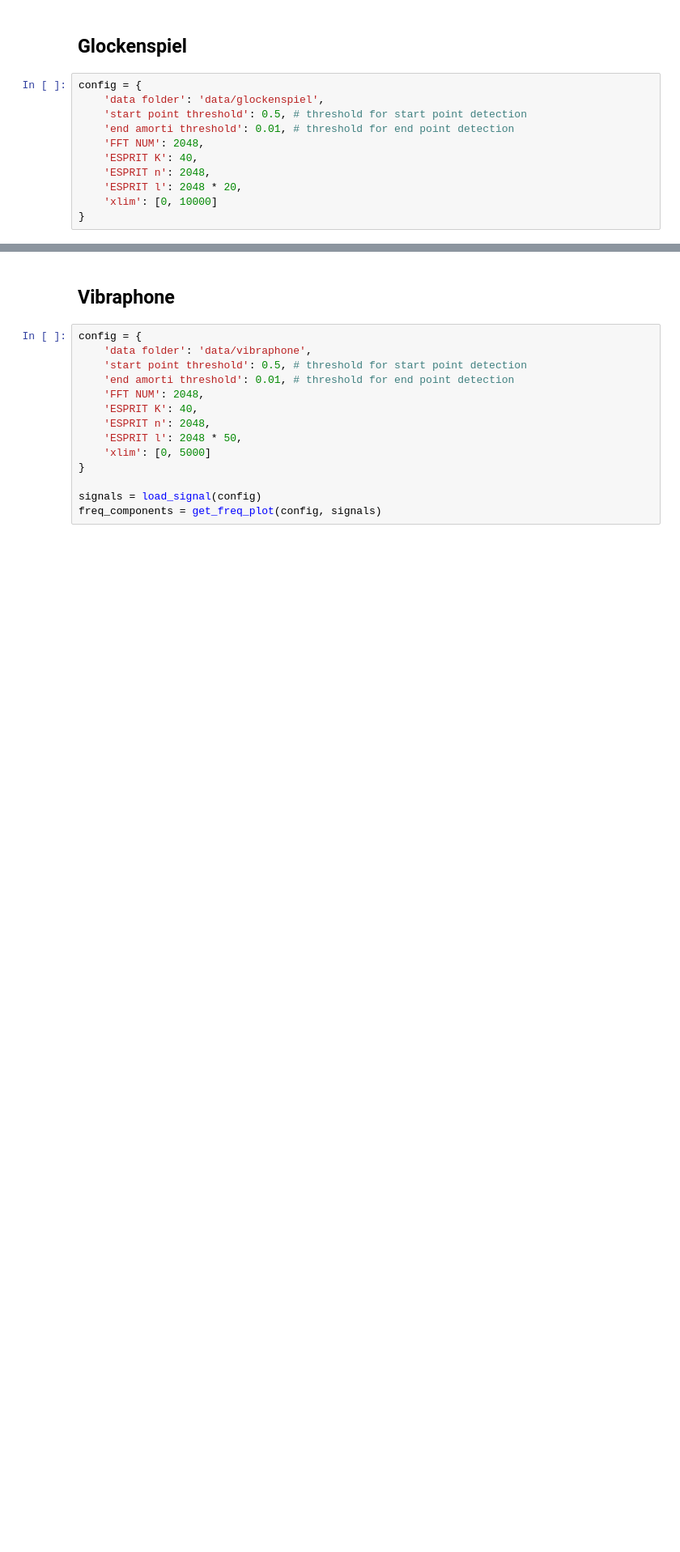
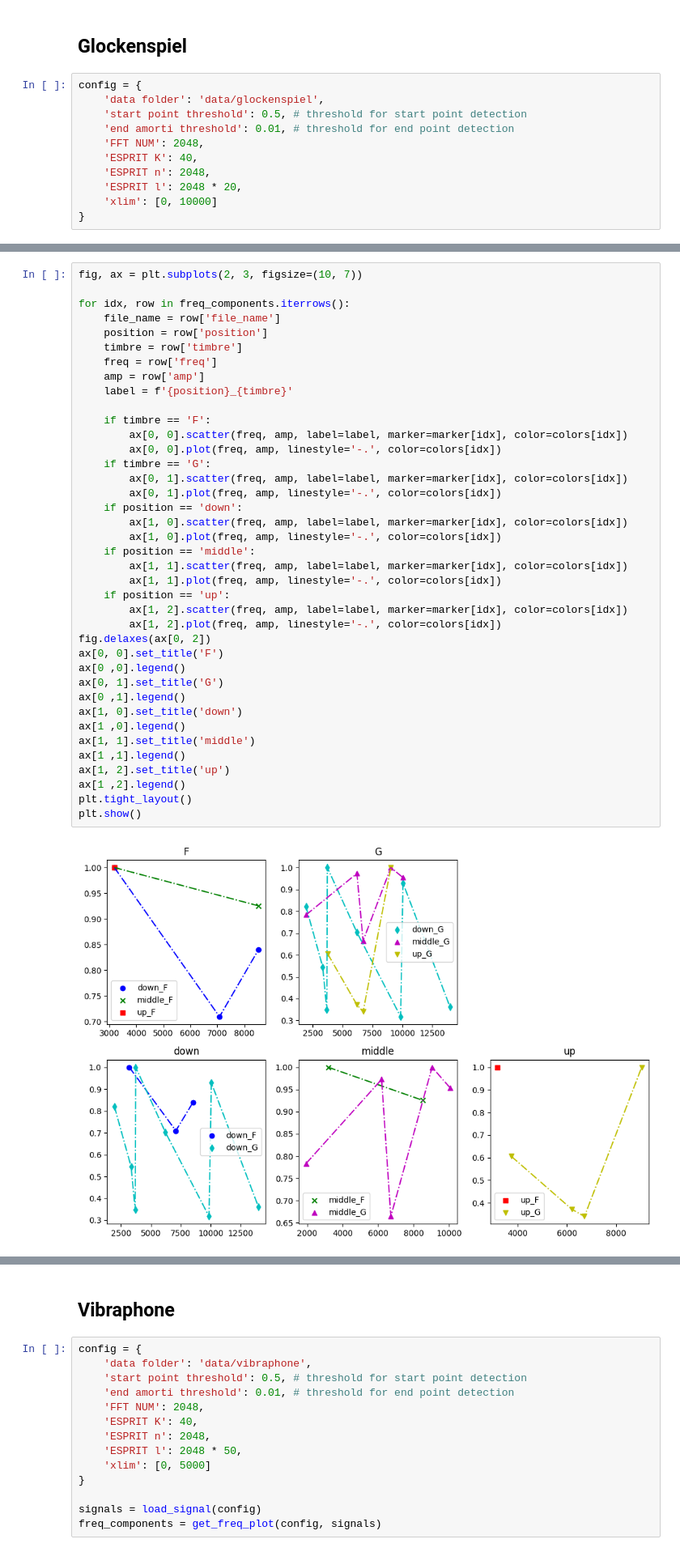
Before and after one commit to kjle/Acoustique-Musicale-TP, a Jupyter notebook: percussion/data_analyse.ipynb, the cells around one changed output, grey strips where cells are left out. Shown at 81% size. Drawn from its saved outputs; the diff is of its cells as text; blank space fills up the shorter version.

```diff
--- a/percussion/data_analyse.ipynb
+++ b/percussion/data_analyse.ipynb
@@ -295,0 +374,41 @@ plt.show()
+# %%
+fig, ax = plt.subplots(2, 3, figsize=(10, 7))
+
+for idx, row in freq_components.iterrows():
+    file_name = row['file_name']
+    position = row['position']
+    timbre = row['timbre']
+    freq = row['freq']
+    amp = row['amp']
+    label = f'{position}_{timbre}'
+
+    if timbre == 'F':
+        ax[0, 0].scatter(freq, amp, label=label, marker=marker[idx], color=colors[idx])
+        ax[0, 0].plot(freq, amp, linestyle='-.', color=colors[idx])
+    if timbre == 'G':
+        ax[0, 1].scatter(freq, amp, label=label, marker=marker[idx], color=colors[idx])
+        ax[0, 1].plot(freq, amp, linestyle='-.', color=colors[idx])
+    if position == 'down':
+        ax[1, 0].scatter(freq, amp, label=label, marker=marker[idx], color=colors[idx])
+        ax[1, 0].plot(freq, amp, linestyle='-.', color=colors[idx])
+    if position == 'middle':
+        ax[1, 1].scatter(freq, amp, label=label, marker=marker[idx], color=colors[idx])
+        ax[1, 1].plot(freq, amp, linestyle='-.', color=colors[idx])
+    if position == 'up':
+        ax[1, 2].scatter(freq, amp, label=label, marker=marker[idx], color=colors[idx])
+        ax[1, 2].plot(freq, amp, linestyle='-.', color=colors[idx])
+fig.delaxes(ax[0, 2])
+ax[0, 0].set_title('F')
+ax[0 ,0].legend()
+ax[0, 1].set_title('G')
+ax[0 ,1].legend()
+ax[1, 0].set_title('down')
+ax[1 ,0].legend()
+ax[1, 1].set_title('middle')
+ax[1 ,1].legend()
+ax[1, 2].set_title('up')
+ax[1 ,2].legend()
+plt.tight_layout()
+plt.show()
+# %% [output]
+[figure, added]
```
Also changed, not shown: parts of 19 cells of this notebook.
